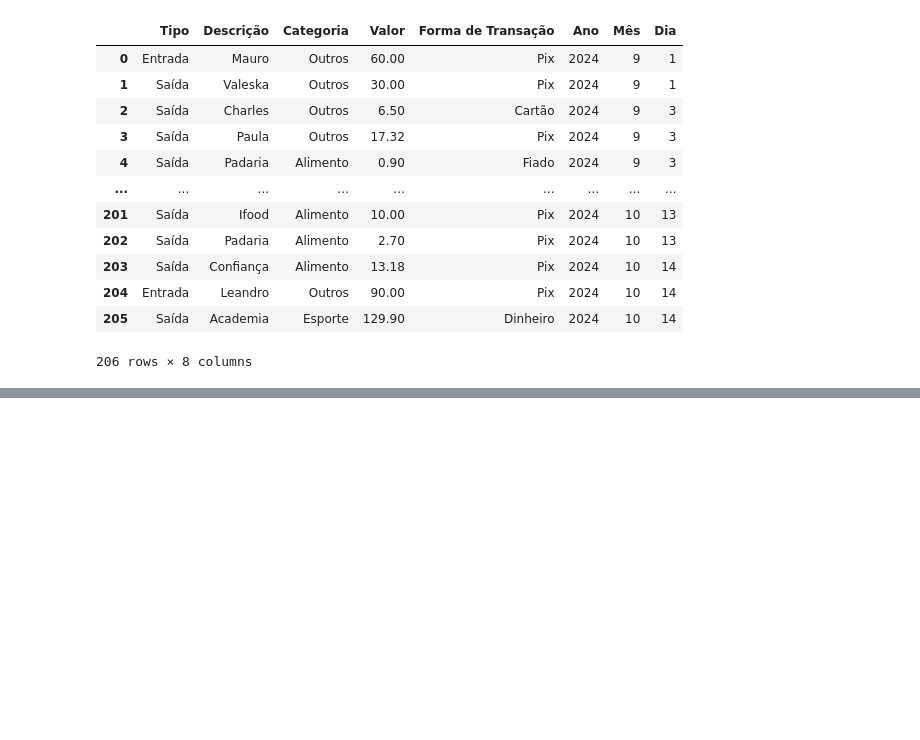
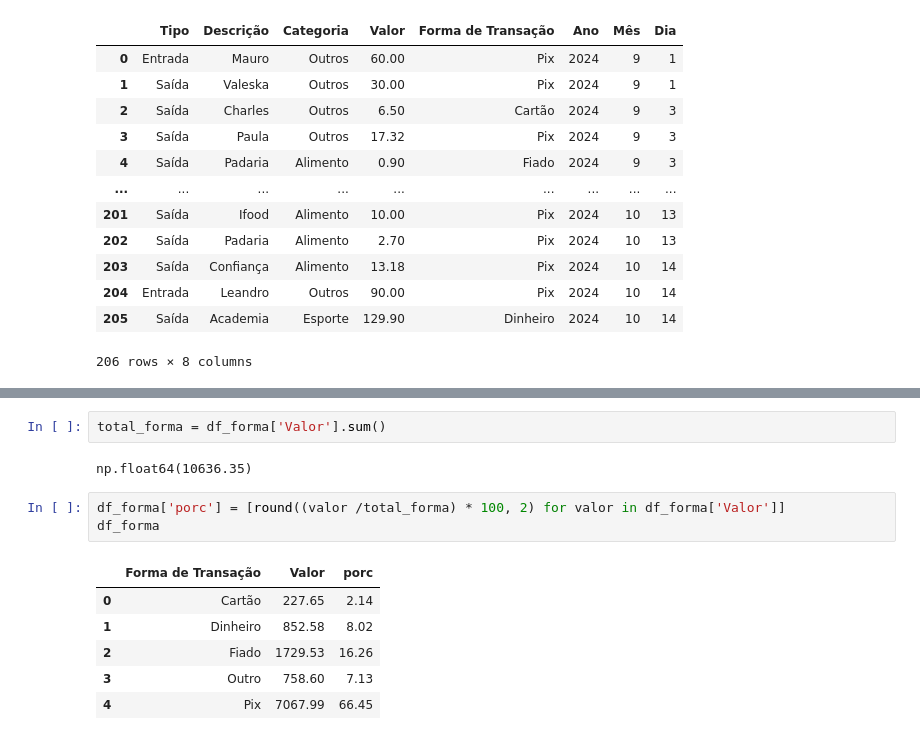
Before and after one commit to PauloQuirinoMN/ControleFinanceiro, a Jupyter notebook: analises.ipynb, the cells around one changed output, grey strips where cells are left out. Drawn from its saved outputs; the diff is of its cells as text; blank space fills up the shorter version.

```diff
--- a/analises.ipynb
+++ b/analises.ipynb
@@ -36,0 +47,14 @@ df
+# %%
+total_forma = df_forma['Valor'].sum()
+# %% [output]
+np.float64(10636.35)
+# %%
+df_forma['porc'] = [round((valor /total_forma) * 100, 2) for valor in df_forma['Valor']]
+df_forma
+# %% [output]
+|  | Forma de Transação | Valor | porc |
+| 0 | Cartão | 227.65 | 2.14 |
+| 1 | Dinheiro | 852.58 | 8.02 |
+| 2 | Fiado | 1729.53 | 16.26 |
+| 3 | Outro | 758.60 | 7.13 |
+| 4 | Pix | 7067.99 | 66.45 |
```
Also changed, not shown: parts of 2 cells of this notebook, 1 other file.
